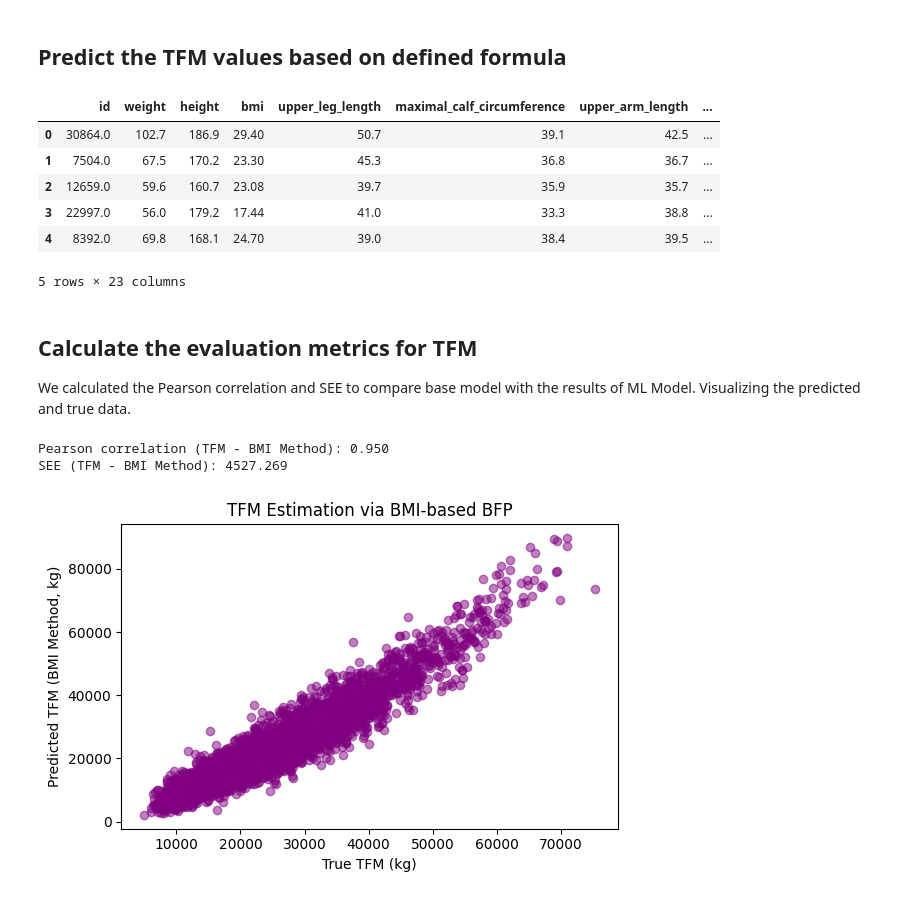
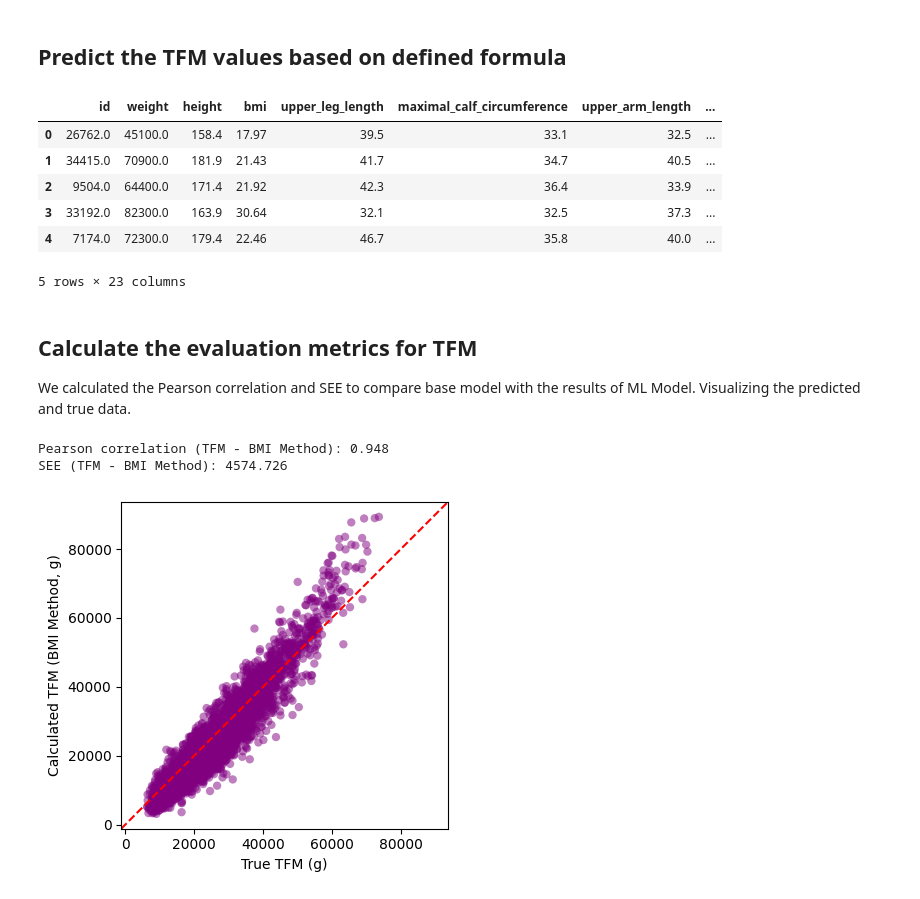
Before and after one commit to d-pizhuk/bt-tfm-tlm-clustering, a Jupyter notebook: tfm_tlm_basemodel.ipynb, the cells around one changed output. Saved outputs shown, nothing was run; the diff lists cells and outputs as text; code cells hidden in the pictures.

```diff
--- a/tfm_tlm_basemodel.ipynb
+++ b/tfm_tlm_basemodel.ipynb
@@ -152,10 +188,9 @@ def bfp_bmi_method(bmi, age, gender):
     """
     Estimate body fat percentage using the BMI method.
     """
-    if gender.lower() == 'male':
-        return (1.20 * bmi + 0.23 * age - 16.2) / 100
-    else:
-        return (1.20 * bmi + 0.23 * age - 5.4) / 100
+    sex = 1 if gender.lower() == 'male' else 0
+    bf_percent = 1.20 * bmi + 0.23 * age - 10.8 * sex - 5.4
+    return bf_percent / 100
 # %% [markdown]
 ## Predict the TFM values based on defined formula
 # %%
@@ -164,45 +199,58 @@ test['bfp_bmi'] = test.apply(
     axis=1
 )
 
-test['tfm_bmi'] = test['bfp_bmi'] * test['weight'] * 1000
+test['tfm_bmi'] = test['bfp_bmi'] * test['weight']
 
 test.head()
 # %% [output]
 |  | id | weight | height | bmi | upper_leg_length | maximal_calf_circumference | upper_arm_length | ... |
-| 0 | 30864.0 | 102.7 | 186.9 | 29.40 | 50.7 | 39.1 | 42.5 | ... |
-| 1 | 7504.0 | 67.5 | 170.2 | 23.30 | 45.3 | 36.8 | 36.7 | ... |
-| 2 | 12659.0 | 59.6 | 160.7 | 23.08 | 39.7 | 35.9 | 35.7 | ... |
-| 3 | 22997.0 | 56.0 | 179.2 | 17.44 | 41.0 | 33.3 | 38.8 | ... |
-| 4 | 8392.0 | 69.8 | 168.1 | 24.70 | 39.0 | 38.4 | 39.5 | ... |
+| 0 | 26762.0 | 45100.0 | 158.4 | 17.97 | 39.5 | 33.1 | 32.5 | ... |
+| 1 | 34415.0 | 70900.0 | 181.9 | 21.43 | 41.7 | 34.7 | 40.5 | ... |
+| 2 | 9504.0 | 64400.0 | 171.4 | 21.92 | 42.3 | 36.4 | 33.9 | ... |
+| 3 | 33192.0 | 82300.0 | 163.9 | 30.64 | 32.1 | 32.5 | 37.3 | ... |
+| 4 | 7174.0 | 72300.0 | 179.4 | 22.46 | 46.7 | 35.8 | 40.0 | ... |
 5 rows × 23 columns
 # %% [markdown]
 ## Calculate the evaluation metrics for TFM
 We calculated the Pearson correlation and SEE to compare base model with the results of ML Model. Visualizing the predicted and true data.
 # %%
+def add_identity(ax, **line_kwargs):
+    x_min, x_max = ax.get_xlim()
+    y_min, y_max = ax.get_ylim()
+    lim_min = min(x_min, y_min)
+    lim_max = max(x_max, y_max)
+    ax.set_xlim(lim_min, lim_max)
+    ax.set_ylim(lim_min, lim_max)
+    ax.plot([lim_min, lim_max], [lim_min, lim_max],
+            **{"color": "red", "linestyle": "--", "linewidth": 1.5, **line_kwargs})
+    ax.set_aspect('equal', adjustable='box')
+    return lim_min, lim_max
+
 if 'total_fat_mass' in test.columns:
     true_tfm = test['total_fat_mass']
+    predicted_tfm = test['tfm_bmi']
 
     # Pearson correlation
-    corr_tfm = pearsonr(true_tfm, test['tfm_bmi'])[0]
+    corr_tfm = pearsonr(true_tfm, predicted_tfm)[0]
 
     # SEE
-    errors_tfm = true_tfm - test['tfm_bmi']
+    errors_tfm = true_tfm - predicted_tfm
     see_tfm = np.sqrt(np.mean(errors_tfm ** 2))
 
     print(f"Pearson correlation (TFM - BMI Method): {corr_tfm:.3f}")
     print(f"SEE (TFM - BMI Method): {see_tfm:.3f}")
 
-    # Plot
-    plt.figure(figsize=(6, 4))
-    plt.scatter(true_tfm, test['tfm_bmi'], alpha=0.5, color='purple')
-    plt.xlabel("True TFM (kg)")
-    plt.ylabel("Predicted TFM (BMI Method, kg)")
-    plt.title("TFM Estimation via BMI-based BFP")
+    fig, ax = plt.subplots(figsize=(6, 4))
+    ax.scatter(true_tfm, predicted_tfm, alpha=0.5, color='purple', edgecolors='none')
+    ax.set_xlabel("True TFM (g)")
+    ax.set_ylabel("Calculated TFM (BMI Method, g)")
+    lim_min, lim_max = add_identity(ax)
+
     plt.tight_layout()
     plt.show()
 else:
     print("The dataset does not contain 'total_fat_mass'. Evaluation cannot be performed.")
 # %% [output]
-Pearson correlation (TFM - BMI Method): 0.950
-SEE (TFM - BMI Method): 4527.269
+Pearson correlation (TFM - BMI Method): 0.948
+SEE (TFM - BMI Method): 4574.726
-[figure, old version]
+[figure, new version]
```
Also changed, not shown: parts of 4 cells of this notebook, 26 other files.
